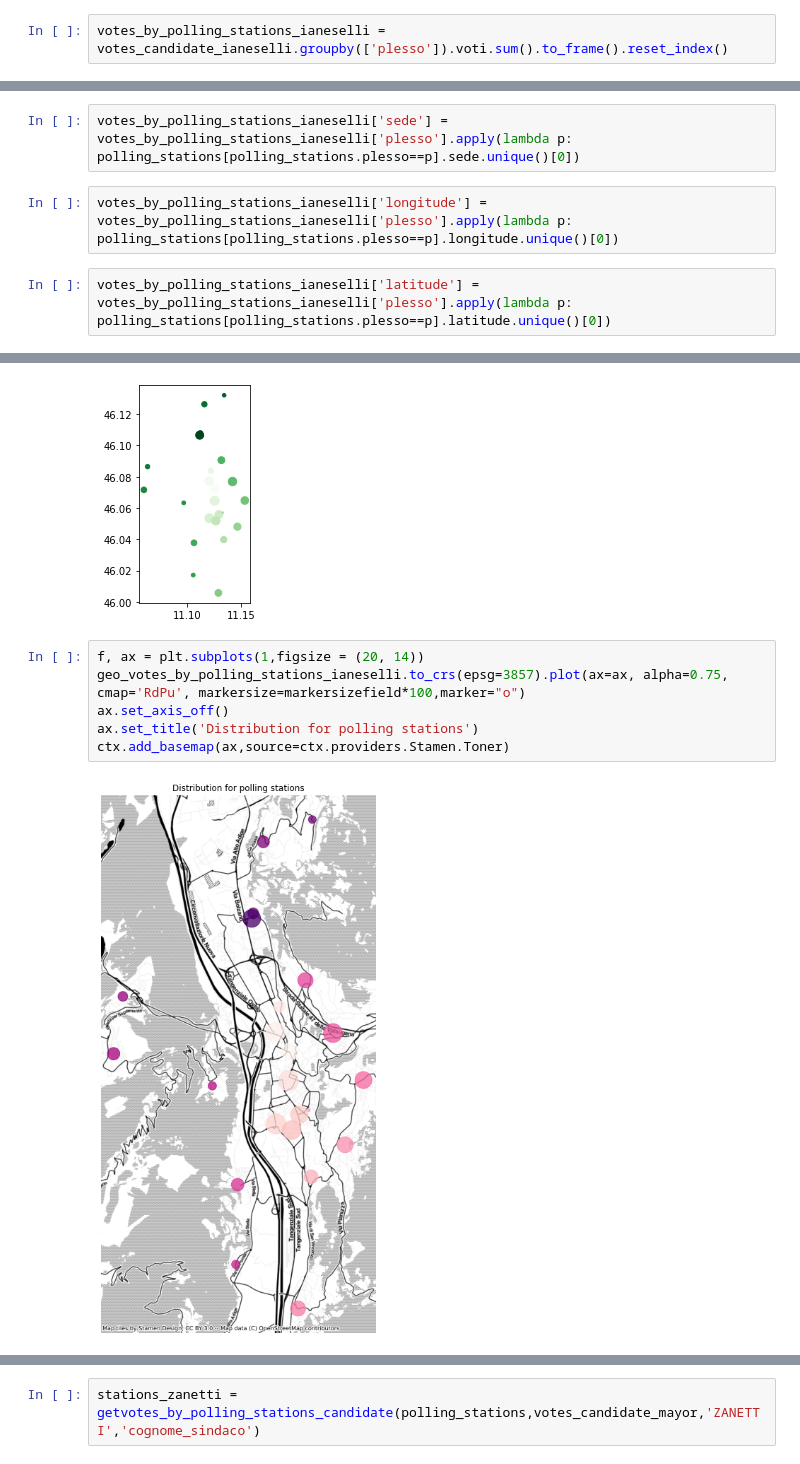
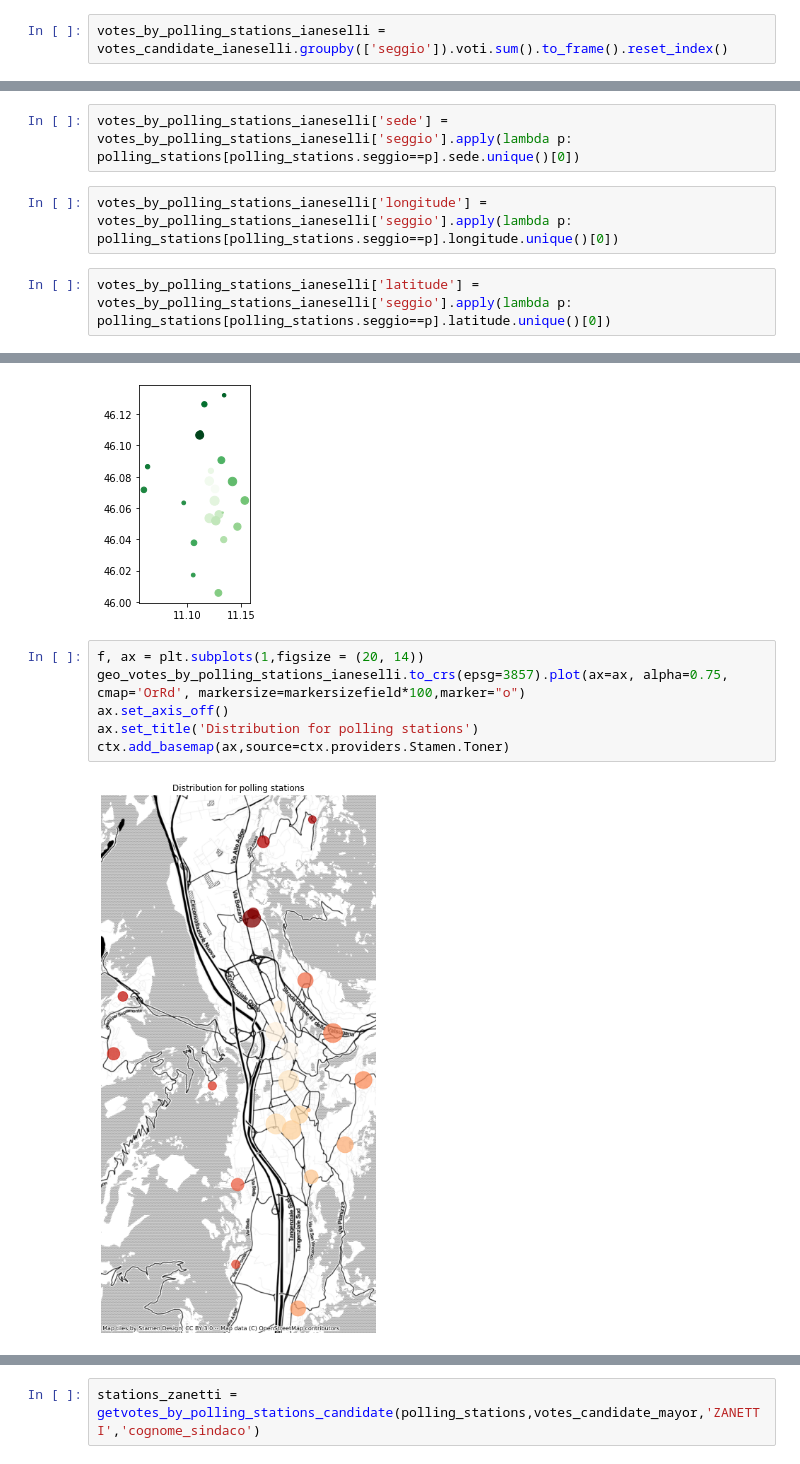
Before and after one commit to napo/geospatial_course_unitn, a Jupyter notebook: code/07_Visualizing_Geospatial_Data_solution_to_exercise.ipynb, the cells around one changed output, grey strips where cells are left out. Cells and saved outputs as stored; diff of their text form.

```diff
--- a/code/07_Visualizing_Geospatial_Data_solution_to_exercise.ipynb
+++ b/code/07_Visualizing_Geospatial_Data_solution_to_exercise.ipynb
@@ -457,7 +594,7 @@ total_votes_ianeselli
 # %% [markdown]
 ### calculate the votes for polling station for the candidate
 # %%
-votes_by_polling_stations_ianeselli = votes_candidate_ianeselli.groupby(['plesso']).voti.sum().to_frame().reset_index()
+votes_by_polling_stations_ianeselli = votes_candidate_ianeselli.groupby(['seggio']).voti.sum().to_frame().reset_index()
 # %%
 votes_by_polling_stations_ianeselli
 # %% [output]
@@ -481,11 +618,11 @@ votes_by_polling_stations_ianeselli
 # %% [markdown]
 ### add the information about sede, latitude and longitude
 # %%
-votes_by_polling_stations_ianeselli['sede'] = votes_by_polling_stations_ianeselli['plesso'].apply(lambda p: polling_stations[polling_stations.plesso==p].sede.unique()[0])
+votes_by_polling_stations_ianeselli['sede'] = votes_by_polling_stations_ianeselli['seggio'].apply(lambda p: polling_stations[polling_stations.seggio==p].sede.unique()[0])
 # %%
-votes_by_polling_stations_ianeselli['longitude'] = votes_by_polling_stations_ianeselli['plesso'].apply(lambda p: polling_stations[polling_stations.plesso==p].longitude.unique()[0])
+votes_by_polling_stations_ianeselli['longitude'] = votes_by_polling_stations_ianeselli['seggio'].apply(lambda p: polling_stations[polling_stations.seggio==p].longitude.unique()[0])
 # %%
-votes_by_polling_stations_ianeselli['latitude'] = votes_by_polling_stations_ianeselli['plesso'].apply(lambda p: polling_stations[polling_stations.plesso==p].latitude.unique()[0])
+votes_by_polling_stations_ianeselli['latitude'] = votes_by_polling_stations_ianeselli['seggio'].apply(lambda p: polling_stations[polling_stations.seggio==p].latitude.unique()[0])
 # %%
 votes_by_polling_stations_ianeselli
 # %% [output]
@@ -555,11 +717,11 @@ geo_votes_by_polling_stations_ianeselli.plot(markersize=markersizefield*10,cmap=
 [figure]
 # %%
 f, ax = plt.subplots(1,figsize = (20, 14))
-geo_votes_by_polling_stations_ianeselli.to_crs(epsg=3857).plot(ax=ax, alpha=0.75, cmap='RdPu', markersize=markersizefield*100,marker="o")
+geo_votes_by_polling_stations_ianeselli.to_crs(epsg=3857).plot(ax=ax, alpha=0.75, cmap='OrRd', markersize=markersizefield*100,marker="o")
 ax.set_axis_off()
 ax.set_title('Distribution for polling stations')
 ctx.add_basemap(ax,source=ctx.providers.Stamen.Toner)
 # %% [output]
-[figure, old version]
+[figure, new version]
 # %%
 def getvotes_by_polling_stations_candidate(stations,votes,name, fieldname):
```
Also changed, not shown: parts of 32 cells of this notebook, 16 other files.
